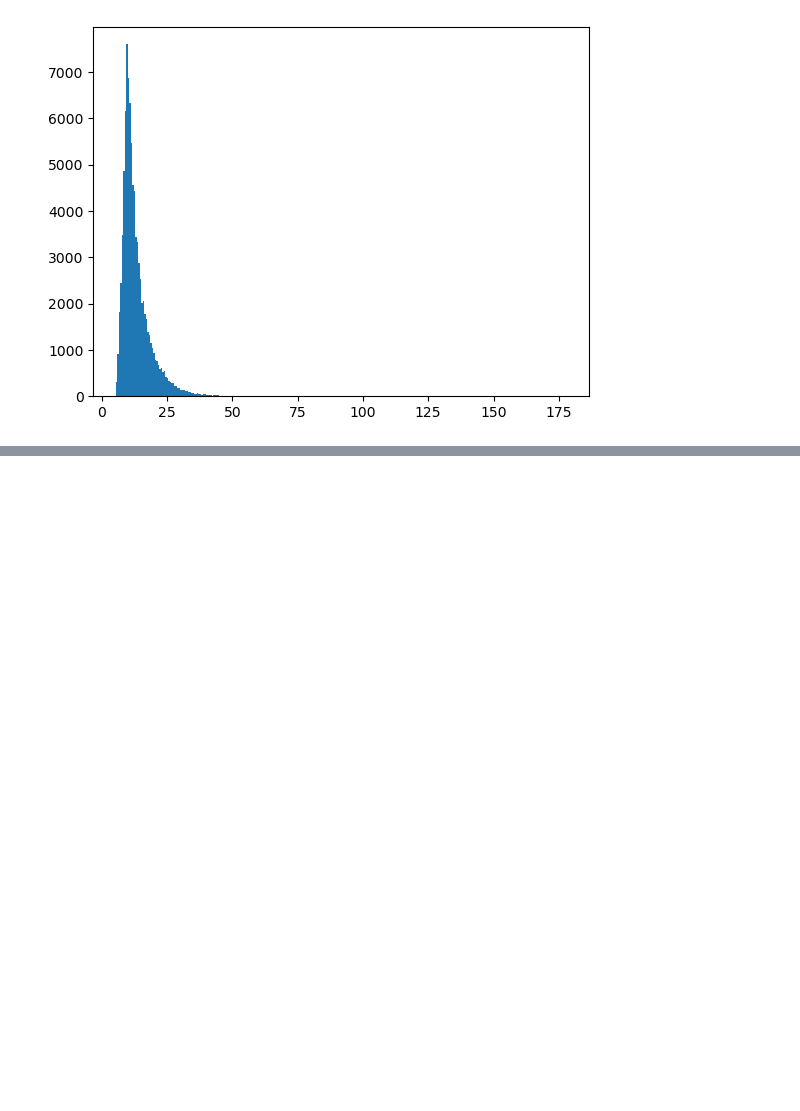
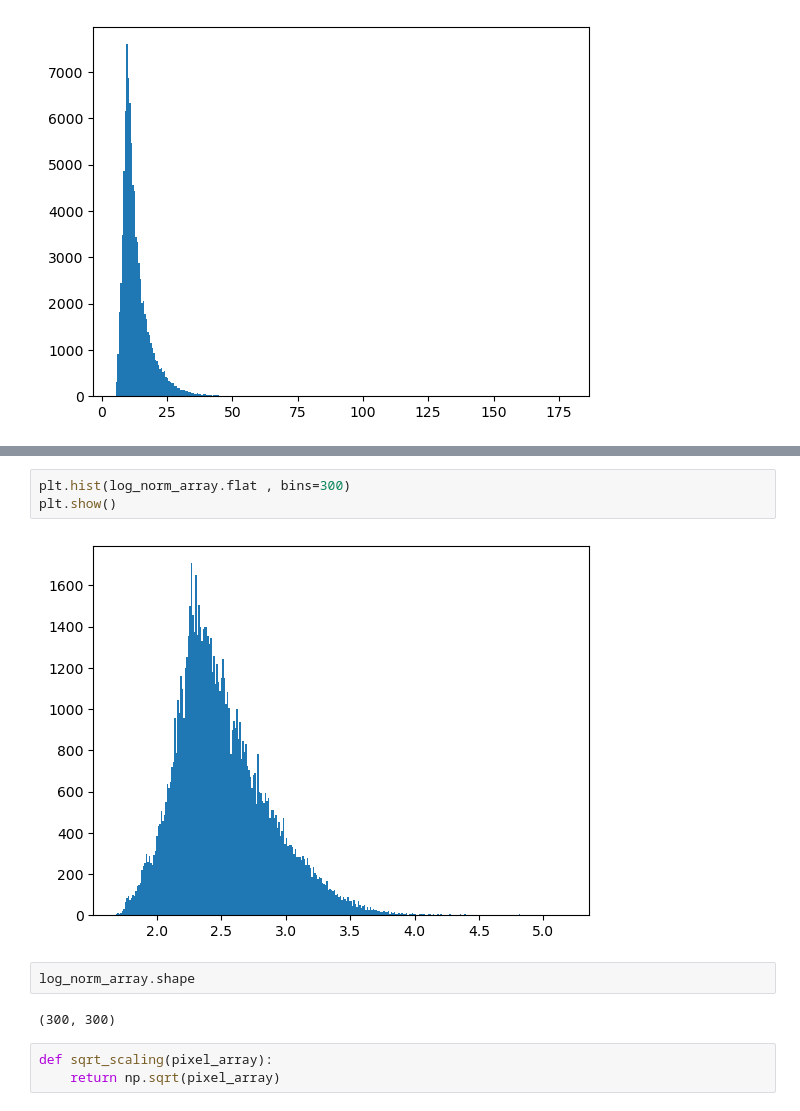
Before and after one commit to vinayak500/M31AstroProcessing, a Jupyter notebook: M31-analysis.ipynb, the cells around one changed output, grey strips where cells are left out. Saved outputs shown, nothing was run; the diff lists cells and outputs as text; blank space fills up the shorter version.

```diff
--- a/Untitled.ipynb
+++ b/M31-analysis.ipynb
@@ -268,0 +338,12 @@ plt.show()
+# %%
+plt.hist(log_norm_array.flat , bins=300)
+plt.show()
+# %% [output]
+[figure, added]
+# %%
+log_norm_array.shape
+# %% [output]
+(300, 300)
+# %%
+def sqrt_scaling(pixel_array):
+    return np.sqrt(pixel_array)
```
Also changed, not shown: parts of 38 cells of this notebook, 1 other file.
